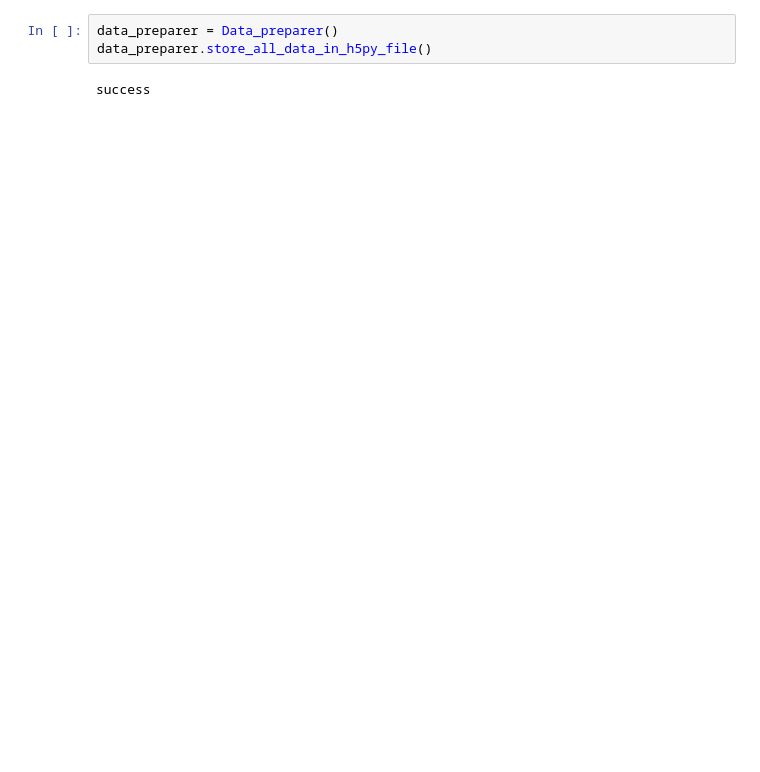
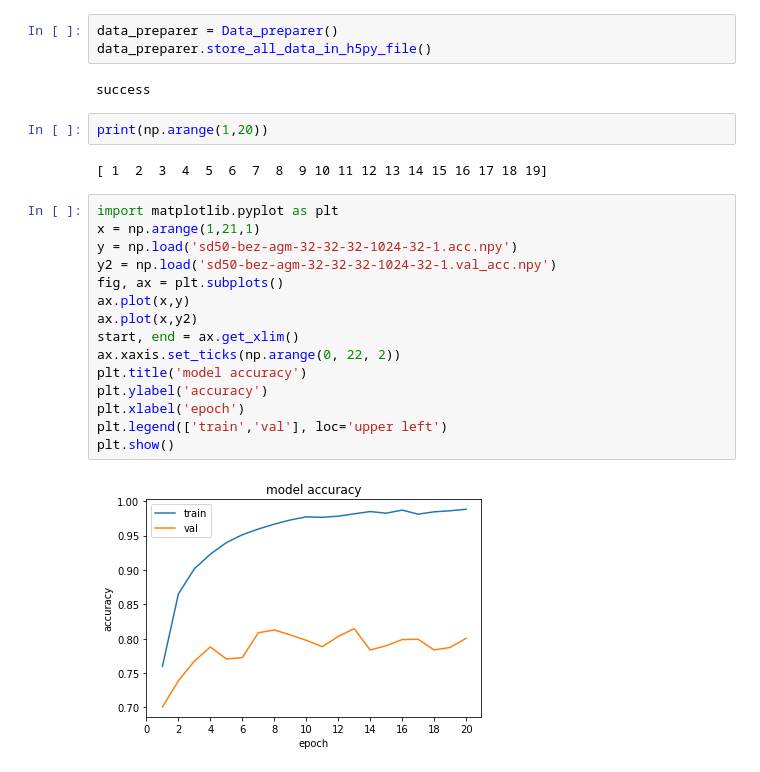
Before and after one commit to AkaG/inz_retina, a Jupyter notebook: notebooks/data preparer - sequence detection.ipynb, the cells around one changed output. Cells and saved outputs as stored; diff of their text form; blank space fills up the shorter version.

```diff
--- a/notebooks/data preparer - sequence detection.ipynb
+++ b/notebooks/data preparer - sequence detection.ipynb
@@ -156,3 +156,24 @@ data_preparer = Data_preparer()
 data_preparer.store_all_data_in_h5py_file()
 # %% [output]
 success
+# %%
+print(np.arange(1,20))
+# %% [output]
+[ 1  2  3  4  5  6  7  8  9 10 11 12 13 14 15 16 17 18 19]
+# %%
+import matplotlib.pyplot as plt
+x = np.arange(1,21,1)
+y = np.load('sd50-bez-agm-32-32-32-1024-32-1.acc.npy')
+y2 = np.load('sd50-bez-agm-32-32-32-1024-32-1.val_acc.npy')
+fig, ax = plt.subplots()
+ax.plot(x,y)
+ax.plot(x,y2)
+start, end = ax.get_xlim()
+ax.xaxis.set_ticks(np.arange(0, 22, 2))
+plt.title('model accuracy')
+plt.ylabel('accuracy')
+plt.xlabel('epoch')
+plt.legend(['train','val'], loc='upper left')
+plt.show()
+# %% [output]
+[figure, added]
```
Also changed, not shown: parts of 1 cell of this notebook, 12 other files.
